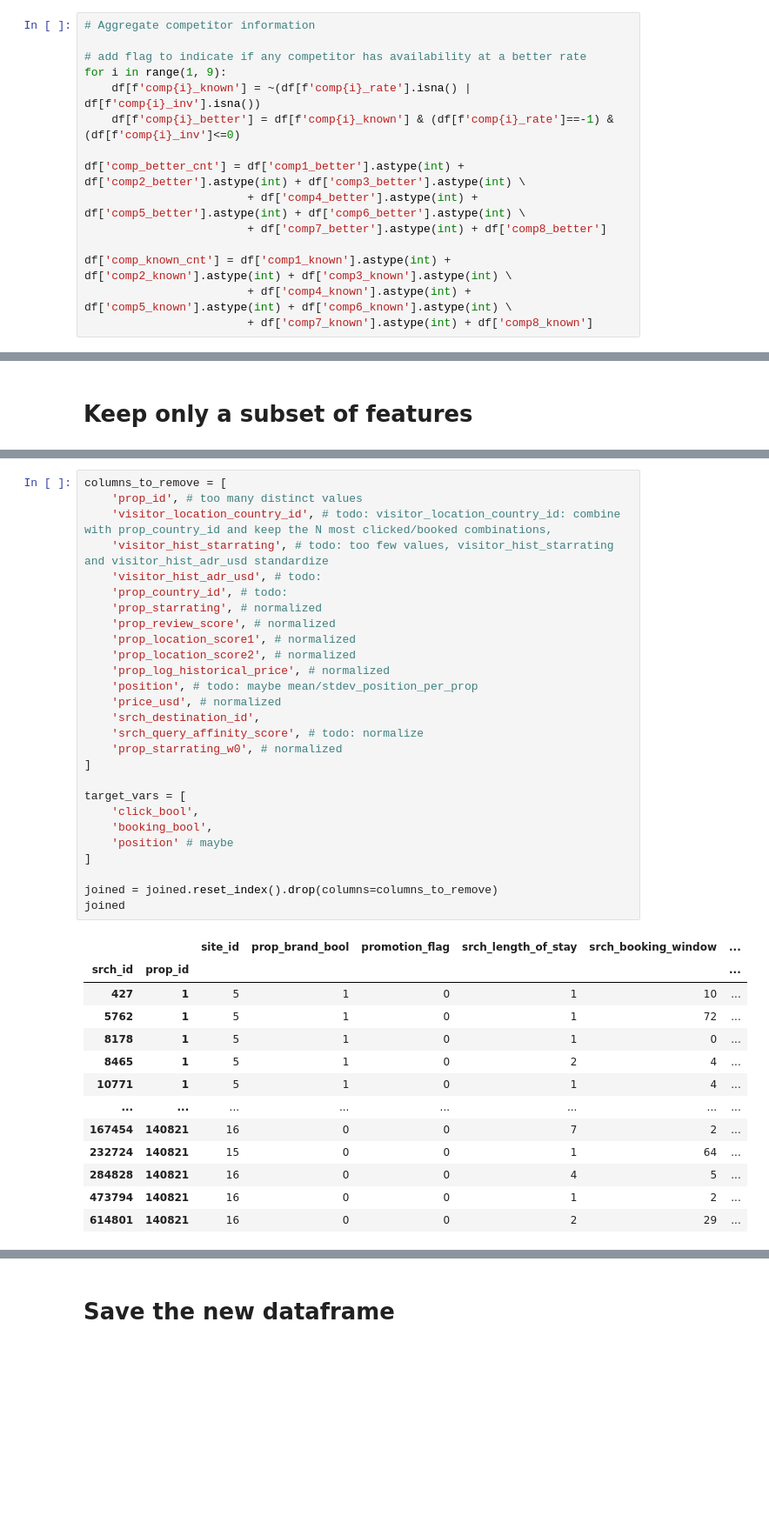
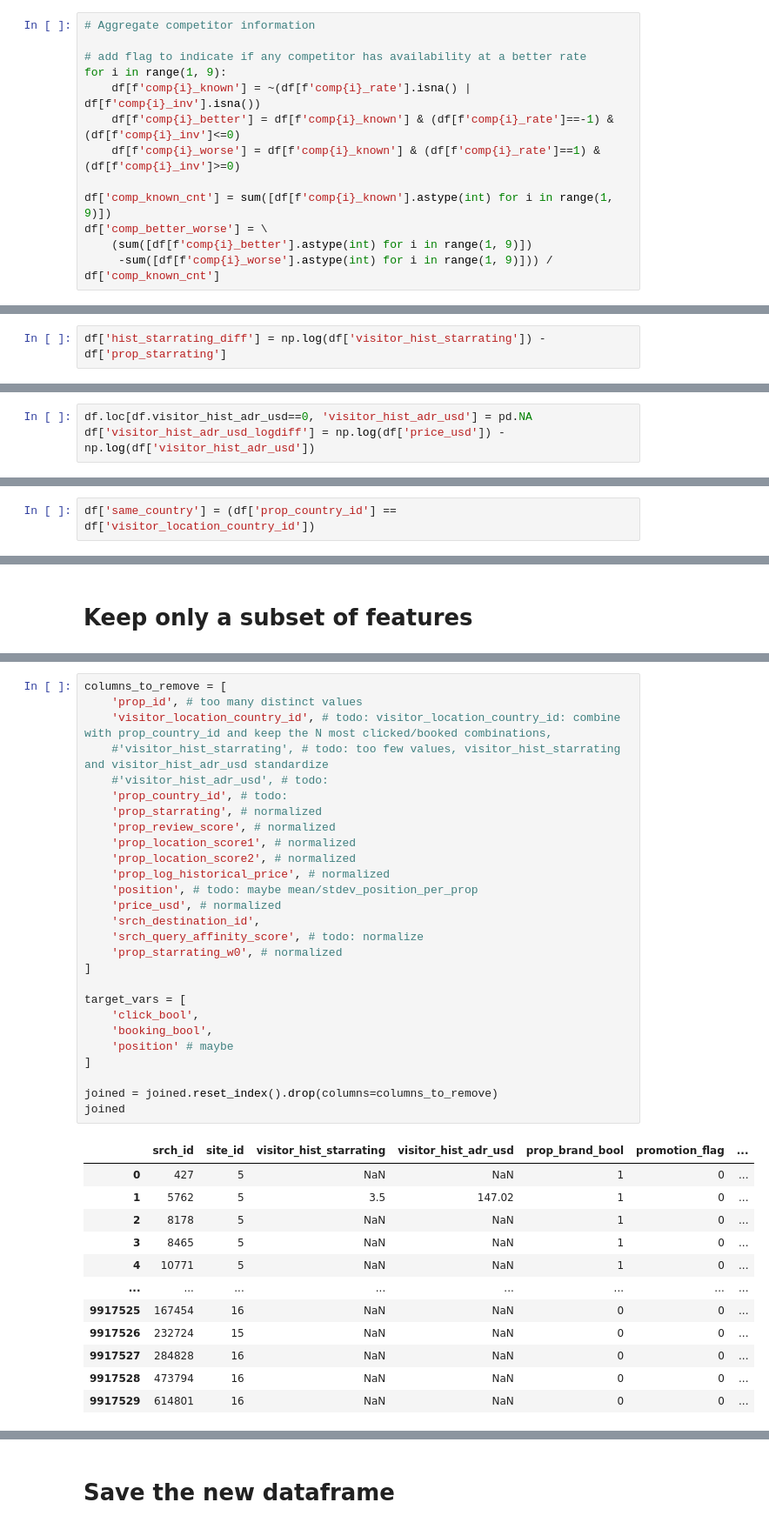
Before and after one commit to chrysapz/Expedia-Hotel-Reccomendation, a Jupyter notebook: robert_preprocessing.ipynb, the cells around one changed output, grey strips where cells are left out. Shown: that part at 87% size. Drawn from its saved outputs; the diff is of its cells as text; blank space fills up the shorter version.

```diff
--- a/robert_preprocessing.ipynb
+++ b/robert_preprocessing.ipynb
@@ -83,11 +86,9 @@ prop_starrating_w0 missing count 337794 out of 9917530 => 3% missing
 for i in range(1, 9):
     df[f'comp{i}_known'] = ~(df[f'comp{i}_rate'].isna() | df[f'comp{i}_inv'].isna())
     df[f'comp{i}_better'] = df[f'comp{i}_known'] & (df[f'comp{i}_rate']==-1) & (df[f'comp{i}_inv']<=0)
+    df[f'comp{i}_worse'] = df[f'comp{i}_known'] & (df[f'comp{i}_rate']==1) & (df[f'comp{i}_inv']>=0)
 
-df['comp_better_cnt'] = df['comp1_better'].astype(int) + df['comp2_better'].astype(int) + df['comp3_better'].astype(int) \
-                        + df['comp4_better'].astype(int) + df['comp5_better'].astype(int) + df['comp6_better'].astype(int) \
-                        + df['comp7_better'].astype(int) + df['comp8_better']
-
-df['comp_known_cnt'] = df['comp1_known'].astype(int) + df['comp2_known'].astype(int) + df['comp3_known'].astype(int) \
-                        + df['comp4_known'].astype(int) + df['comp5_known'].astype(int) + df['comp6_known'].astype(int) \
-                        + df['comp7_known'].astype(int) + df['comp8_known']
+df['comp_known_cnt'] = sum([df[f'comp{i}_known'].astype(int) for i in range(1, 9)])
+df['comp_better_worse'] = \
+    (sum([df[f'comp{i}_better'].astype(int) for i in range(1, 9)])
+     -sum([df[f'comp{i}_worse'].astype(int) for i in range(1, 9)])) / df['comp_known_cnt']
@@ -258,6 +262,8 @@ norm_prop_starrating_per_srch
 |  | 94437 | 0.0 |
 |  | 99509 | 0.0 |
 9917530 rows × 1 columns
+# %%
+df['hist_starrating_diff'] = np.log(df['visitor_hist_starrating']) - df['prop_starrating']
 # %% [markdown]
 ## prop_review_score
 # %%
@@ -556,3 +562,6 @@ norm_price_per_search_prop_starrating
 |  | 94437 | -0.037213 |
 |  | 99509 | 0.179523 |
 9917530 rows × 1 columns
+# %%
+df.loc[df.visitor_hist_adr_usd==0, 'visitor_hist_adr_usd'] = pd.NA
+df['visitor_hist_adr_usd_logdiff'] = np.log(df['price_usd']) - np.log(df['visitor_hist_adr_usd'])
@@ -558,0 +589,2 @@ norm_price_per_search_prop_starrating
+# %%
+df['same_country'] = (df['prop_country_id'] == df['visitor_location_country_id'])
@@ -798,41 +839,40 @@ Index(['site_id', 'visitor_location_country_id', 'visitor_hist_starrating',
 # %%
 columns_to_remove = [
     'prop_id', # too many distinct values
     'visitor_location_country_id', # todo: visitor_location_country_id: combine with prop_country_id and keep the N most clicked/booked combinations,
-    'visitor_hist_starrating', # todo: too few values, visitor_hist_starrating and visitor_hist_adr_usd standardize
-    'visitor_hist_adr_usd', # todo:
+    #'visitor_hist_starrating', # todo: too few values, visitor_hist_starrating and visitor_hist_adr_usd standardize
+    #'visitor_hist_adr_usd', # todo:
     'prop_country_id', # todo:
     'prop_starrating', # normalized
     'prop_review_score', # normalized
     'prop_location_score1', # normalized
     'prop_location_score2', # normalized
     'prop_log_historical_price', # normalized
     'position', # todo: maybe mean/stdev_position_per_prop
     'price_usd', # normalized
     'srch_destination_id',
     'srch_query_affinity_score', # todo: normalize
     'prop_starrating_w0', # normalized
 ]
 
 target_vars = [
     'click_bool',
     'booking_bool',
     'position' # maybe
 ]
 
 joined = joined.reset_index().drop(columns=columns_to_remove)
 joined
 # %% [output]
-|  |  | site_id | prop_brand_bool | promotion_flag | srch_length_of_stay | srch_booking_window | ... |
-| srch_id | prop_id |  |  |  |  |  | ... |
-| 427 | 1 | 5 | 1 | 0 | 1 | 10 | ... |
-| 5762 | 1 | 5 | 1 | 0 | 1 | 72 | ... |
-| 8178 | 1 | 5 | 1 | 0 | 1 | 0 | ... |
-| 8465 | 1 | 5 | 1 | 0 | 2 | 4 | ... |
-| 10771 | 1 | 5 | 1 | 0 | 1 | 4 | ... |
+|  | srch_id | site_id | visitor_hist_starrating | visitor_hist_adr_usd | prop_brand_bool | promotion_flag | ... |
+| 0 | 427 | 5 | NaN | NaN | 1 | 0 | ... |
+| 1 | 5762 | 5 | 3.5 | 147.02 | 1 | 0 | ... |
+| 2 | 8178 | 5 | NaN | NaN | 1 | 0 | ... |
+| 3 | 8465 | 5 | NaN | NaN | 1 | 0 | ... |
+| 4 | 10771 | 5 | NaN | NaN | 1 | 0 | ... |
 | ... | ... | ... | ... | ... | ... | ... | ... |
-| 167454 | 140821 | 16 | 0 | 0 | 7 | 2 | ... |
-| 232724 | 140821 | 15 | 0 | 0 | 1 | 64 | ... |
-| 284828 | 140821 | 16 | 0 | 0 | 4 | 5 | ... |
-| 473794 | 140821 | 16 | 0 | 0 | 1 | 2 | ... |
-| 614801 | 140821 | 16 | 0 | 0 | 2 | 29 | ... |
+| 9917525 | 167454 | 16 | NaN | NaN | 0 | 0 | ... |
+| 9917526 | 232724 | 15 | NaN | NaN | 0 | 0 | ... |
+| 9917527 | 284828 | 16 | NaN | NaN | 0 | 0 | ... |
+| 9917528 | 473794 | 16 | NaN | NaN | 0 | 0 | ... |
+| 9917529 | 614801 | 16 | NaN | NaN | 0 | 0 | ... |
```
Also changed, not shown: parts of 11 cells of this notebook, 2 other files.
